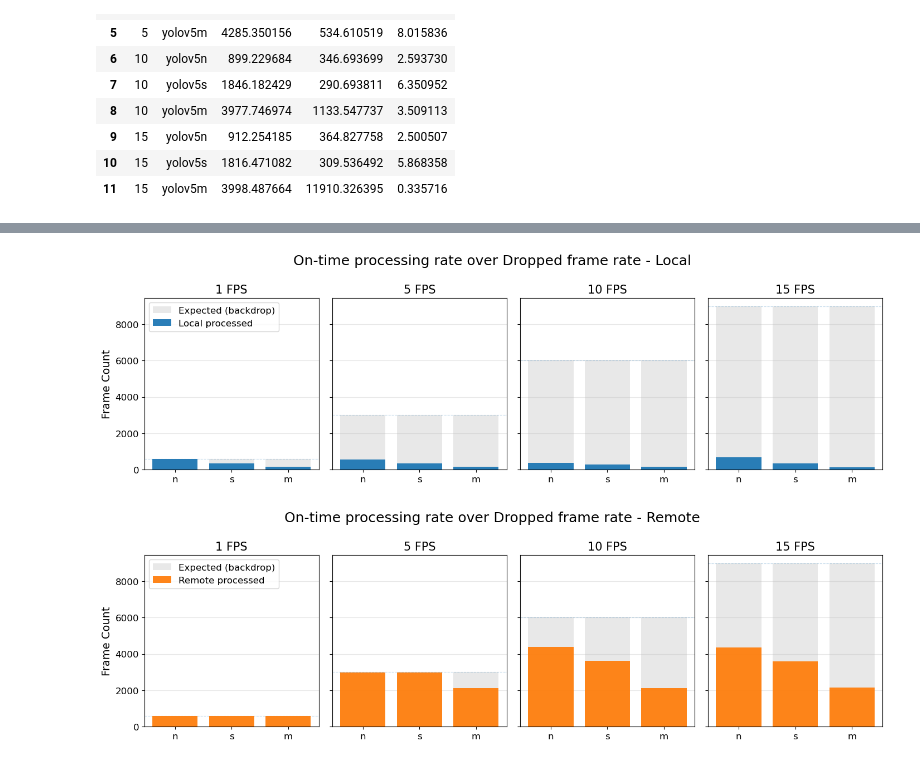
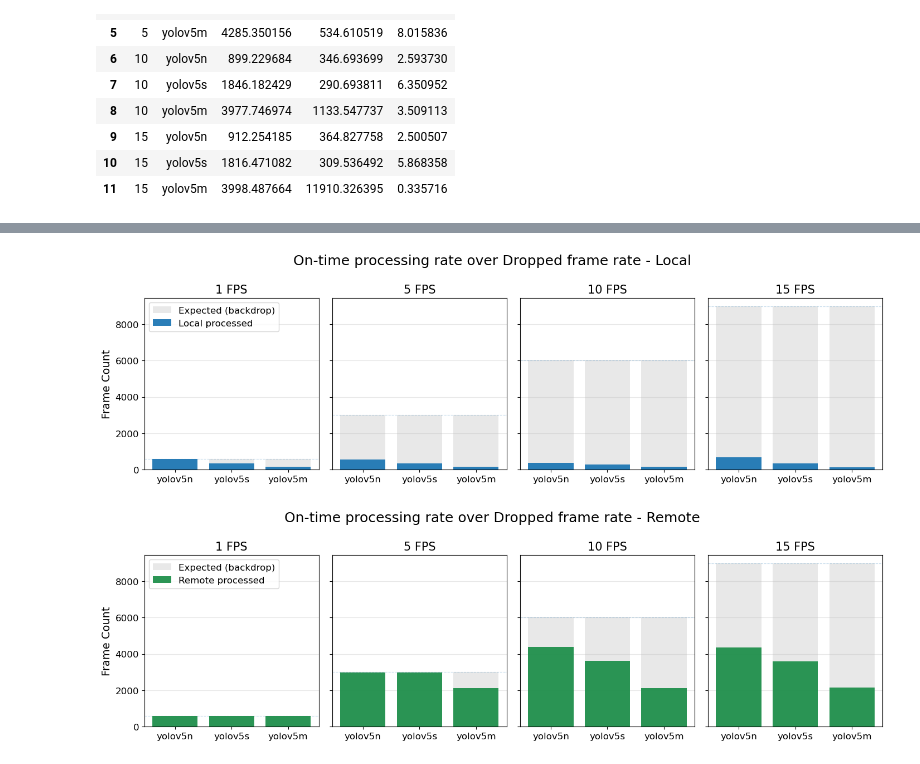
Before and after one commit to rawalcher/rust-traffic-watch, a Jupyter notebook: docs/jupyter/result_evaluation.ipynb, the cells around one changed output, grey strips where cells are left out. Cells and saved outputs as stored; diff of their text form; code cells hidden in the pictures.

```diff
--- a/docs/jupyter/result_evaluation.ipynb
+++ b/docs/jupyter/result_evaluation.ipynb
@@ -84,7 +84,7 @@ display(comparison_table)
 | 11 | 15 | yolov5m | 3998.487664 | 11910.326395 | 0.335716 |
 # %%
 hue_order = ["local", "offload"]
-palette = {"local": "#1f77b4", "offload": "#ff7f0e"}
+palette = {"local": "#1f77b4", "offload": "#20904c"}
 experiment_duration_s = 600
 
 frame_counts = (
@@ -271,34 +271,34 @@ def plot_by_mode(fc, mode):
             width=0.8, color="lightgray", alpha=0.5,
             label="Expected (backdrop)" if fps == fps_values[0] else "",
             zorder=1
         )
 
         ax.bar(
             x, sub["actual_frames"],
             width=0.8, color=palette[mode], alpha=0.95,
             label=f"{mode_labels[mode]} processed" if fps == fps_values[0] else "",
             zorder=3, edgecolor="none"
         )
 
         ax.axhline(y=fps * experiment_duration_s, linestyle="--", linewidth=0.8, alpha=0.25, zorder=2)
 
         ax.set_title(f"{fps} FPS")
         ax.set_xticks(x)
-        ax.set_xticklabels([m.replace("yolov5", "") for m in model_order])
+        ax.set_xticklabels(model_order)
         ax.grid(axis="y", alpha=0.3, zorder=0)
 
     axes[0].set_ylabel("Frame Count")
     handles, labels = axes[0].get_legend_handles_labels()
     if handles:
         axes[0].legend(loc="upper left")
 
     fig.suptitle(f"On-time processing rate over Dropped frame rate - {mode_labels[mode]}")
     fig.tight_layout()
     plt.show()
 
 plot_by_mode(frame_counts, mode="local")
 plot_by_mode(frame_counts, mode="offload")
 # %% [output]
-[figure, old version]
+[figure, new version]
-[figure, old version]
+[figure, new version]
 # %%
```
Also changed, not shown: parts of 4 cells of this notebook.
